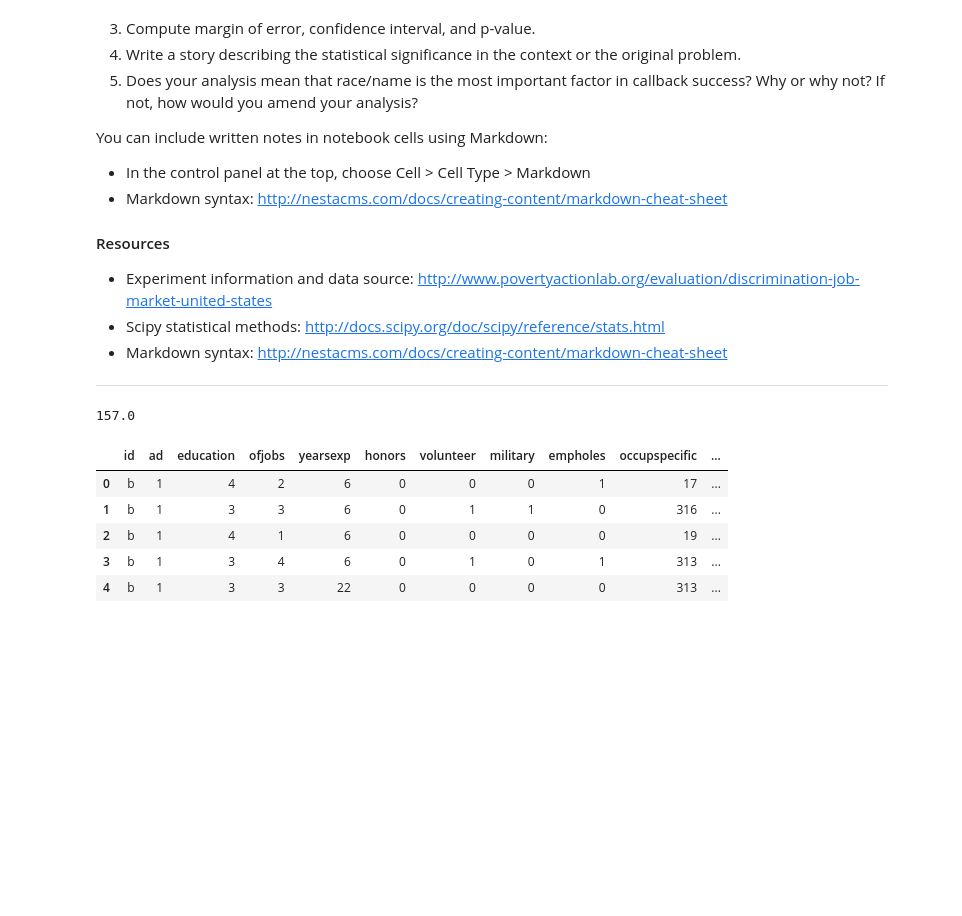
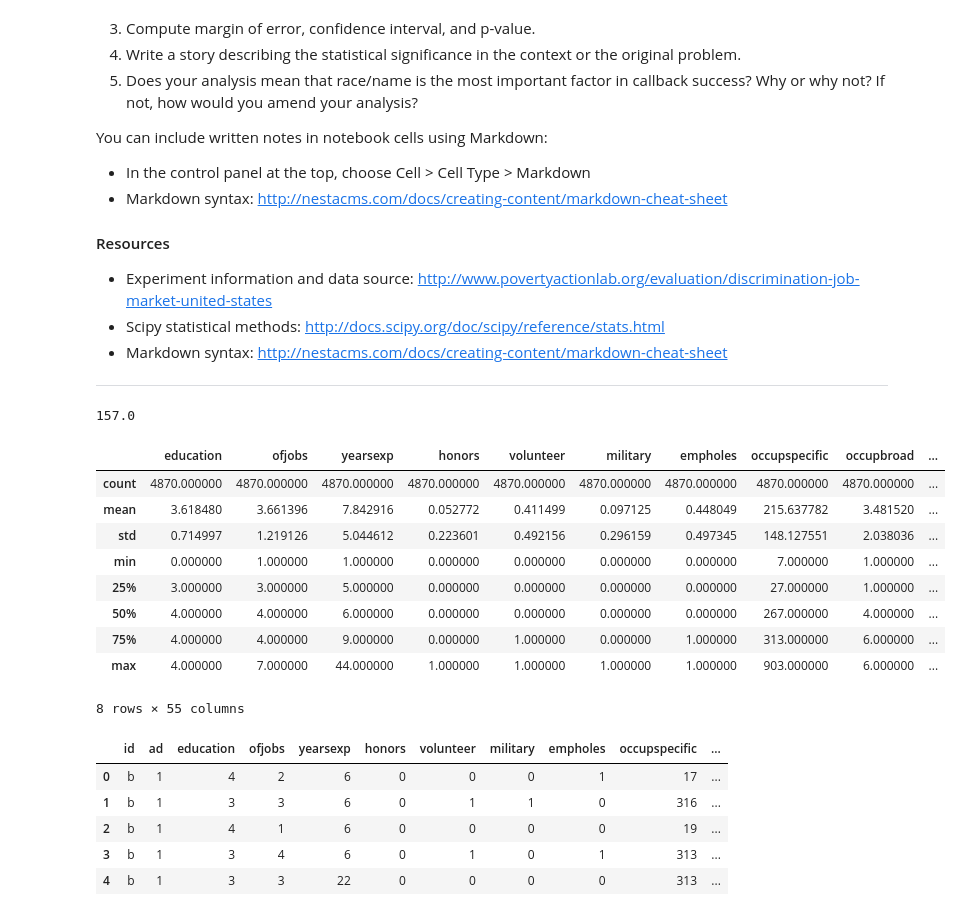
Before and after one commit to wsjk/inferential_stats_exercises, a Jupyter notebook: racial_disc/sliderule_dsi_inferential_statistics_exercise_2.ipynb, the cells around one changed output. Saved outputs shown, nothing was run; the diff lists cells and outputs as text; code cells hidden in the pictures; blank space fills up the shorter version.

```diff
--- a/racial_disc/sliderule_dsi_inferential_statistics_exercise_2.ipynb
+++ b/racial_disc/sliderule_dsi_inferential_statistics_exercise_2.ipynb
@@ -45,6 +45,19 @@ data = pd.io.stata.read_stata('data/us_job_market_discrimination.dta')
 sum(data[data.race=='b'].call)
 # %% [output]
 157.0
+# %%
+data.describe()
+# %% [output]
+|  | education | ofjobs | yearsexp | honors | volunteer | military | empholes | occupspecific | occupbroad | ... |
+| count | 4870.000000 | 4870.000000 | 4870.000000 | 4870.000000 | 4870.000000 | 4870.000000 | 4870.000000 | 4870.000000 | 4870.000000 | ... |
+| mean | 3.618480 | 3.661396 | 7.842916 | 0.052772 | 0.411499 | 0.097125 | 0.448049 | 215.637782 | 3.481520 | ... |
+| std | 0.714997 | 1.219126 | 5.044612 | 0.223601 | 0.492156 | 0.296159 | 0.497345 | 148.127551 | 2.038036 | ... |
+| min | 0.000000 | 1.000000 | 1.000000 | 0.000000 | 0.000000 | 0.000000 | 0.000000 | 7.000000 | 1.000000 | ... |
+| 25% | 3.000000 | 3.000000 | 5.000000 | 0.000000 | 0.000000 | 0.000000 | 0.000000 | 27.000000 | 1.000000 | ... |
+| 50% | 4.000000 | 4.000000 | 6.000000 | 0.000000 | 0.000000 | 0.000000 | 0.000000 | 267.000000 | 4.000000 | ... |
+| 75% | 4.000000 | 4.000000 | 9.000000 | 0.000000 | 1.000000 | 0.000000 | 1.000000 | 313.000000 | 6.000000 | ... |
+| max | 4.000000 | 7.000000 | 44.000000 | 1.000000 | 1.000000 | 1.000000 | 1.000000 | 903.000000 | 6.000000 | ... |
+8 rows × 55 columns
 # %%
 data.head()
 # %% [output]
```
Also changed, not shown: parts of 6 cells of this notebook.
